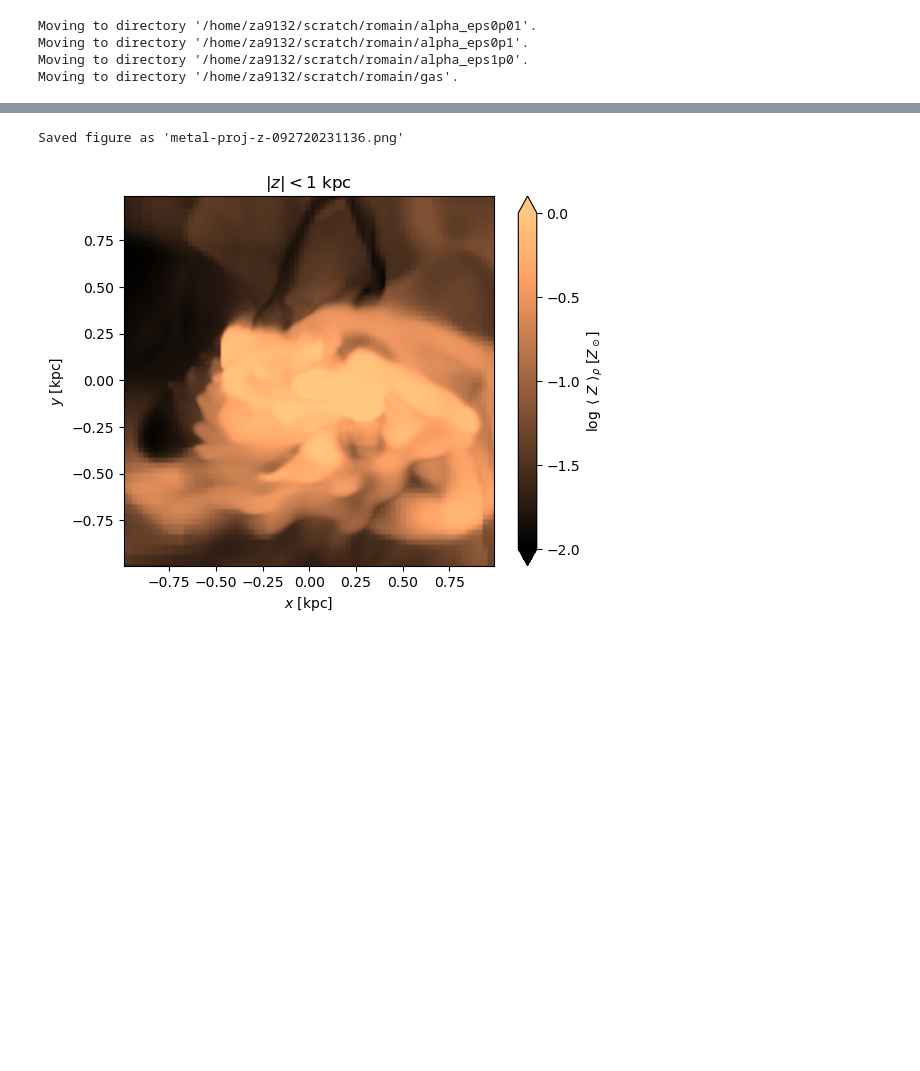
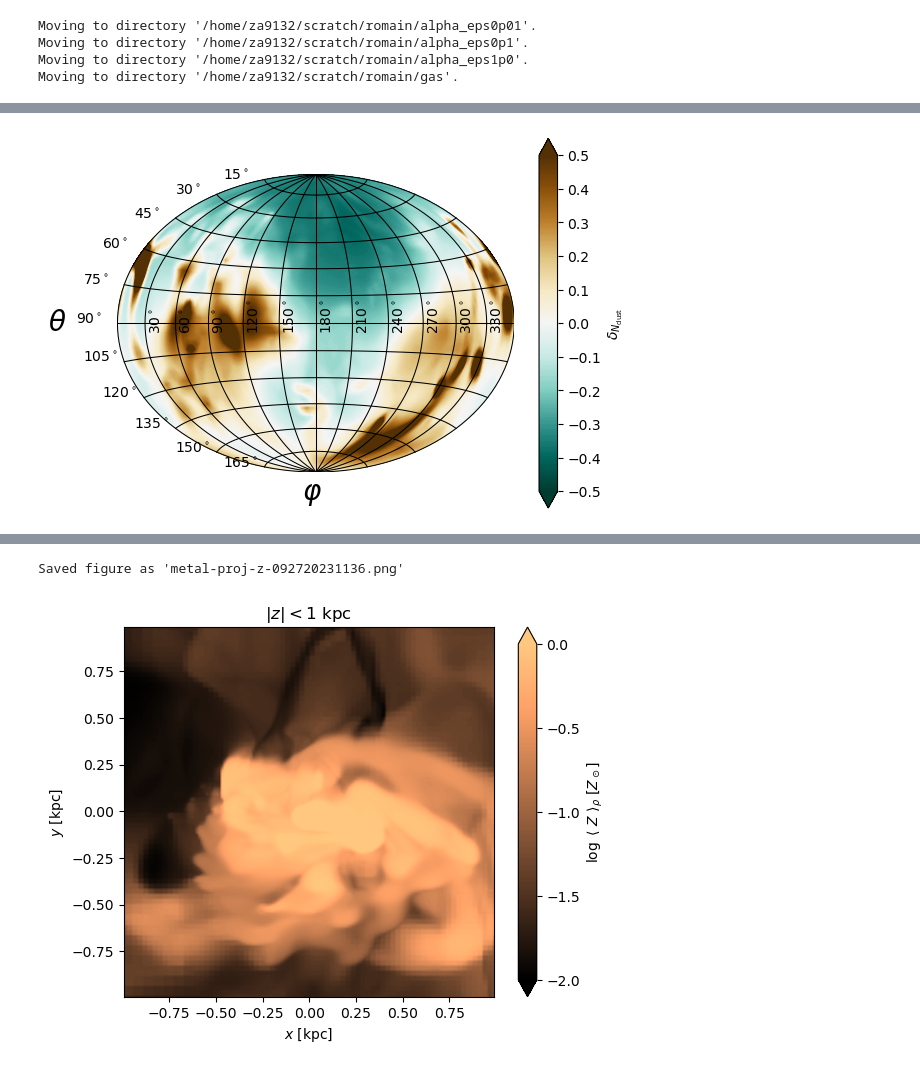
Before and after one commit to zandalman/RAMSES-analysis, a Jupyter notebook: analysis.ipynb, the cells around one changed output, grey strips where cells are left out. Saved outputs shown, nothing was run; the diff lists cells and outputs as text; code cells hidden in the pictures; blank space fills up the shorter version.

```diff
--- a/analysis.ipynb
+++ b/analysis.ipynb
@@ -29,0 +61,9 @@ sim = sim_eps1p0
+# %%
+n_dust_sph = sim.interp_to_sph(sim.n_dust)
+N_dust = np.sum(n_dust_sph * sim.dr, axis=R)
+N_dust_avg = np.sum(N_dust * sim.dA_hph) / np.sum(sim.dA_hph)
+N_dust_delta = (N_dust - N_dust_avg) / N_dust_avg
+# %%
+sim.plot_AH(N_dust_delta, (-0.5, 0.5), do_log=False, cmap='BrBG_r', num_axis_lines=12, cbar_tick_increment=0.1, cbar_label=r'$\delta_{N_{\rm dust}}$')
+# %% [output]
+[figure, added]
```
Also changed, not shown: parts of 23 cells of this notebook, 1 other file.
